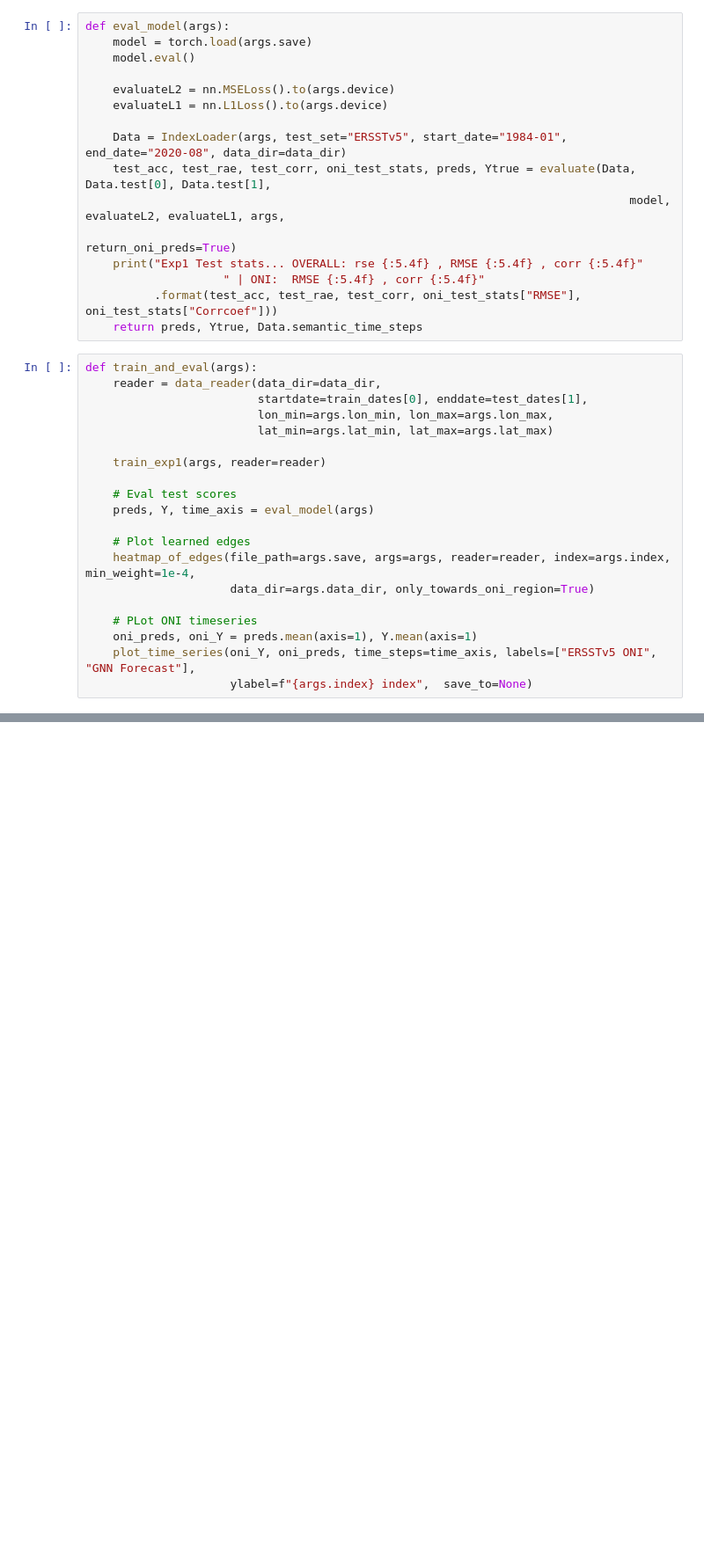
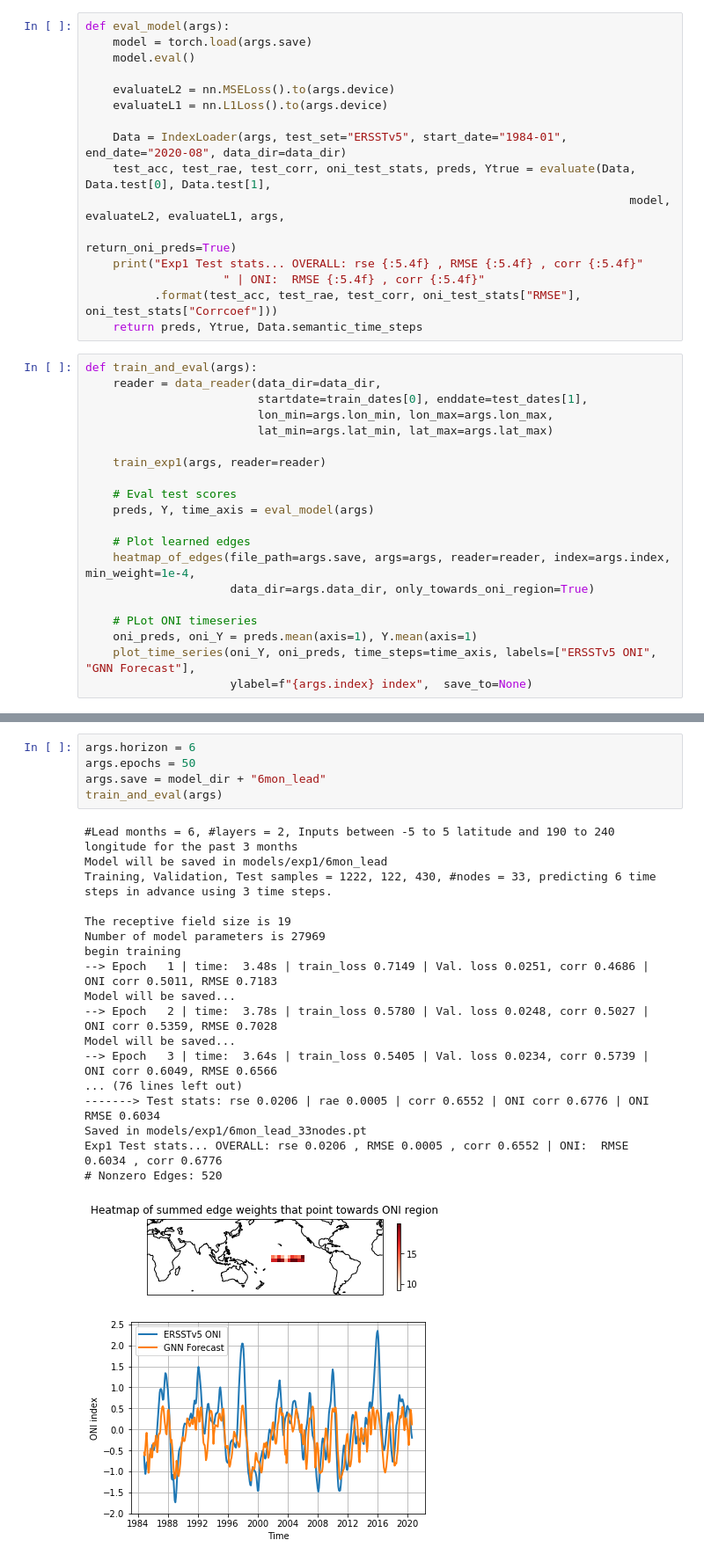
Before and after one commit to salvaRC/ProjectX_ENSO_GNN, a Jupyter notebook: experiment1.ipynb, the cells around one changed output, grey strips where cells are left out. Shown at 88% size. Saved outputs shown, nothing was run; the diff lists cells and outputs as text; blank space fills up the shorter version.

```diff
--- a/experiment1.ipynb
+++ b/experiment1.ipynb
@@ -130,0 +131,25 @@ Exp1 Test stats... OVERALL: rse 0.0125 , RMSE 0.0003 , corr 0.8807 | ONI:  RMSE
+# %%
+args.horizon = 6
+args.epochs = 50
+args.save = model_dir + "6mon_lead"
+train_and_eval(args)
+# %% [output]
+#Lead months = 6, #layers = 2, Inputs between -5 to 5 latitude and 190 to 240 longitude for the past 3 months
+Model will be saved in models/exp1/6mon_lead
+Training, Validation, Test samples = 1222, 122, 430, #nodes = 33, predicting 6 time steps in advance using 3 time steps.
+
+The receptive field size is 19
+Number of model parameters is 27969
+begin training
+--> Epoch   1 | time:  3.48s | train_loss 0.7149 | Val. loss 0.0251, corr 0.4686 | ONI corr 0.5011, RMSE 0.7183
+Model will be saved...
+--> Epoch   2 | time:  3.78s | train_loss 0.5780 | Val. loss 0.0248, corr 0.5027 | ONI corr 0.5359, RMSE 0.7028
+Model will be saved...
+--> Epoch   3 | time:  3.64s | train_loss 0.5405 | Val. loss 0.0234, corr 0.5739 | ONI corr 0.6049, RMSE 0.6566
+... (76 lines left out)
+-------> Test stats: rse 0.0206 | rae 0.0005 | corr 0.6552 | ONI corr 0.6776 | ONI RMSE 0.6034
+Saved in models/exp1/6mon_lead_33nodes.pt
+Exp1 Test stats... OVERALL: rse 0.0206 , RMSE 0.0005 , corr 0.6552 | ONI:  RMSE 0.6034 , corr 0.6776
+# Nonzero Edges: 520
+[figure, added]
+[figure, added]
```
Also changed, not shown: parts of 5 cells of this notebook.
